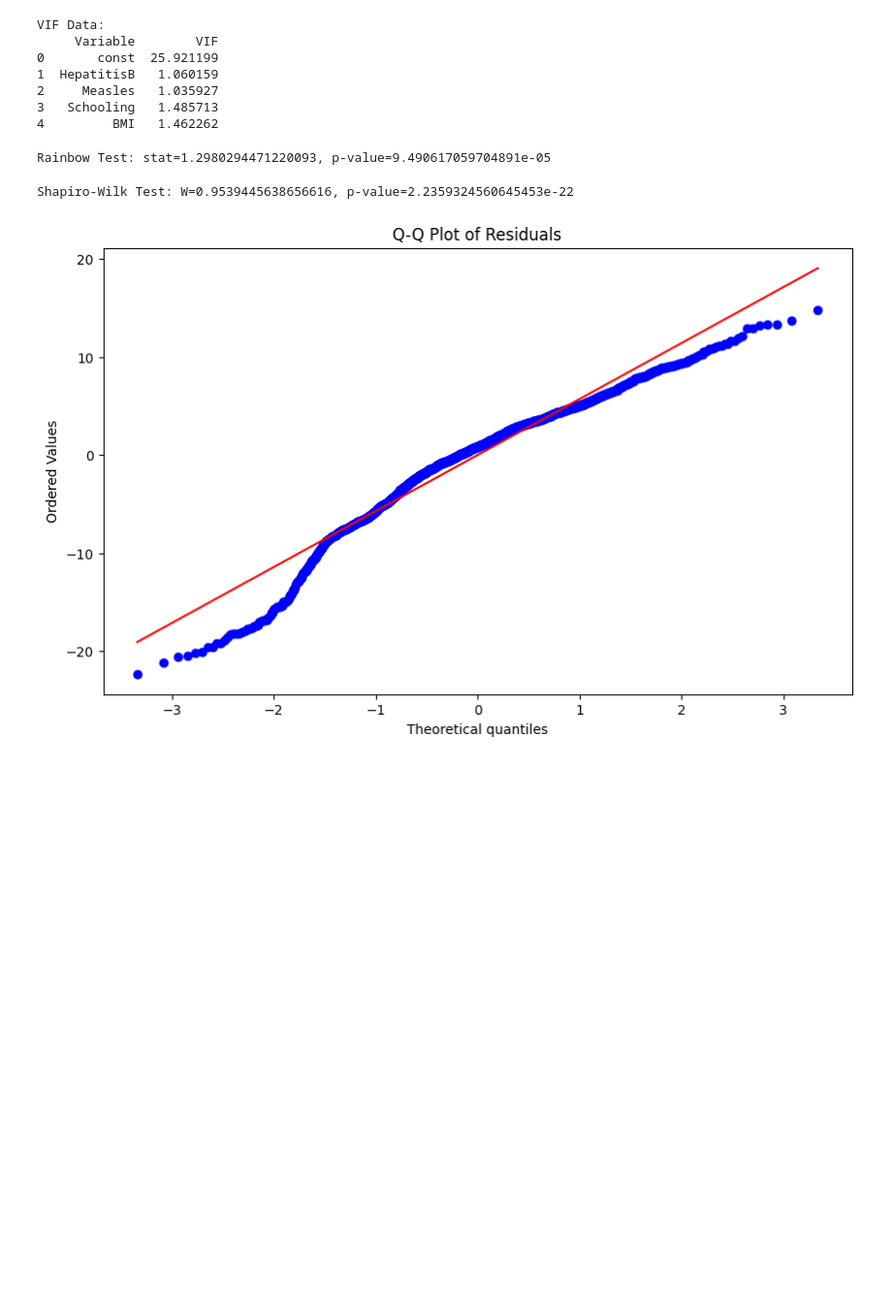
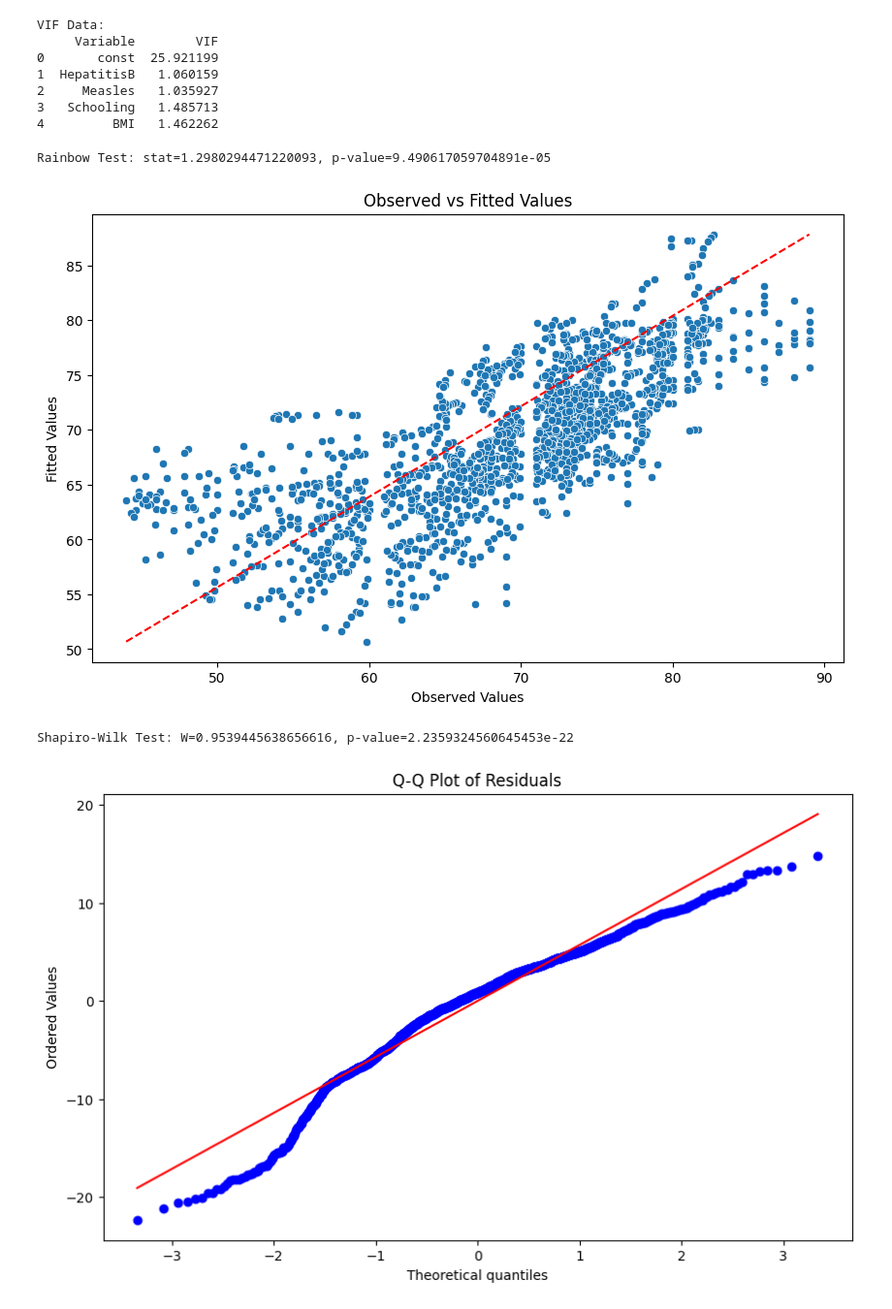
Before and after one commit to joyc3lin/datasci_6_regression, a Jupyter notebook: hha507assignment6b.ipynb, the cells around one changed output. Shown at 97% size. Cells and saved outputs as stored; diff of their text form; code cells hidden in the pictures; blank space fills up the shorter version.

```diff
--- a/hha507assignment6b.ipynb
+++ b/hha507assignment6b.ipynb
@@ -287,6 +344,17 @@ stat, p_value = linear_rainbow(results2)
 print(f"Rainbow Test: stat={stat}, p-value={p_value}")
 # %% [output]
 Rainbow Test: stat=1.2980294471220093, p-value=9.490617059704891e-05
+# %%
+# Plot observed vs fitted values
+plt.figure(figsize=(10, 6))
+sns.scatterplot(x=df['Lifeexpectancy'], y=fitted2)
+plt.xlabel('Observed Values')
+plt.ylabel('Fitted Values')
+plt.title('Observed vs Fitted Values')
+plt.plot([min(df['Lifeexpectancy']), max(df['Lifeexpectancy'])], [min(fitted2), max(fitted2)], color='red', linestyle='--')
+plt.show()
+# %% [output]
+[figure, added]
 # %%
 ### Assessing normality of the residuals
 W, p_value = shapiro(residuals2)
```
Also changed, not shown: parts of 8 cells of this notebook.
